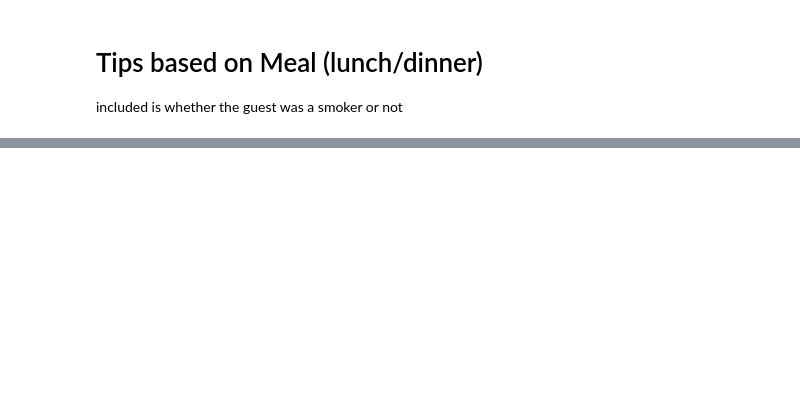
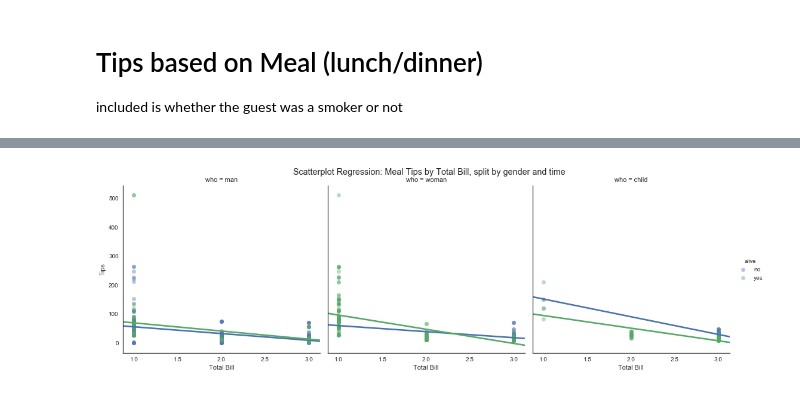
Before and after one commit to ezzanger/seaborn-drill, a Jupyter notebook: seaborn drill-Copy1.ipynb, the cells around one changed output, grey strips where cells are left out. Drawn from its saved outputs; the diff is of its cells as text; code cells hidden in the pictures; blank space fills up the shorter version.

```diff
--- a/seaborn drill-Copy1.ipynb
+++ b/seaborn drill-Copy1.ipynb
@@ -120,20 +143,22 @@ plt.show()
 # %%
 # Setting the overall aesthetic.
 sns.set(style="white")
 
-g = sns.lmplot(y='tip',
-               x='total_bill',
-               hue='smoker',
-               data=tips, # Data.
-               col='time',
+g = sns.lmplot(y='fare',
+               x='pclass',
+               hue='alive',
+               data=Titanic, # Data.
+               col='who',
                fit_reg=True,
                ci=False,
                scatter_kws={'alpha':0.4})
 g.set_ylabels("Tips")
 g.set_xlabels("Total Bill")
 plt.suptitle('Scatterplot Regression: Meal Tips by Total Bill, split by gender and time')
 plt.subplots_adjust(top=0.9)
 plt.show()
+# %% [output]
+[figure, added]
 # %%
 
 # Setting the overall aesthetic.
```
Also changed, not shown: parts of 13 cells of this notebook, 2 other files.
